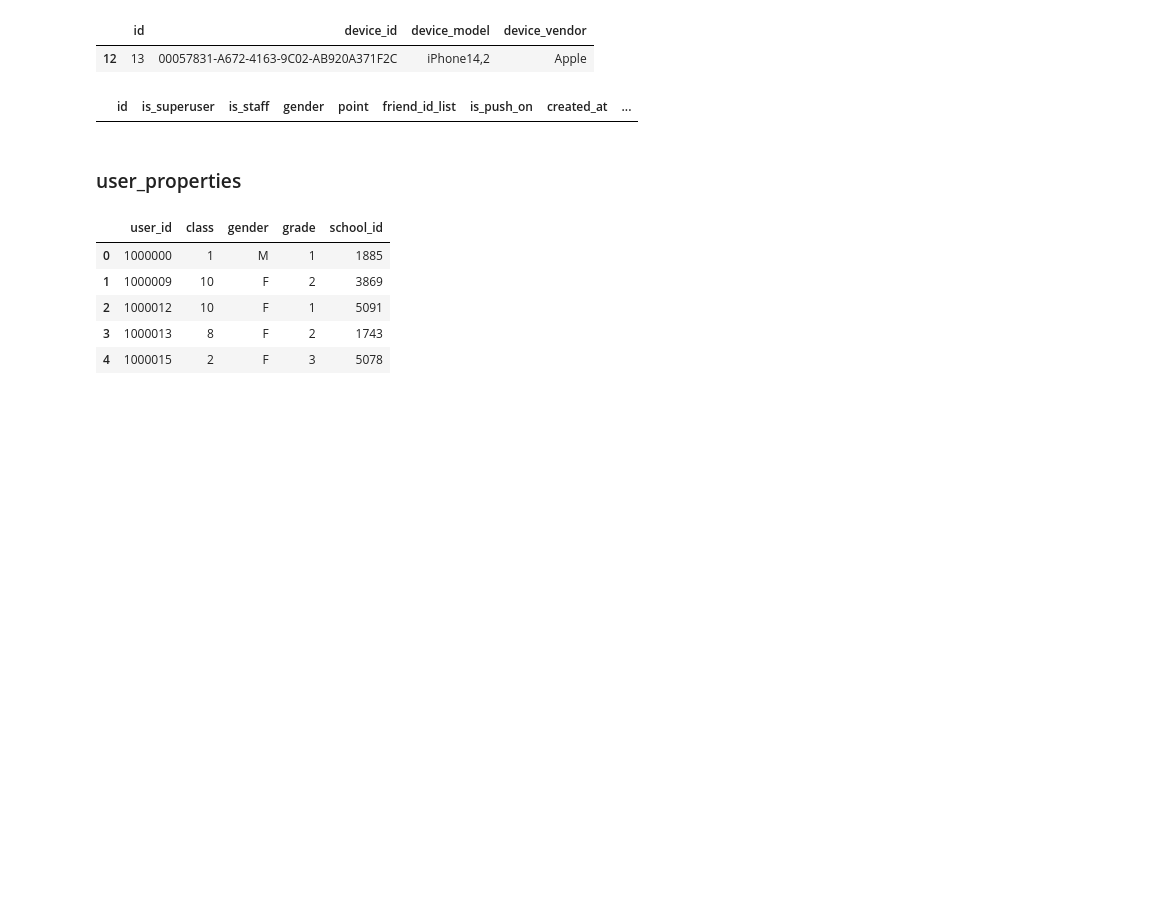
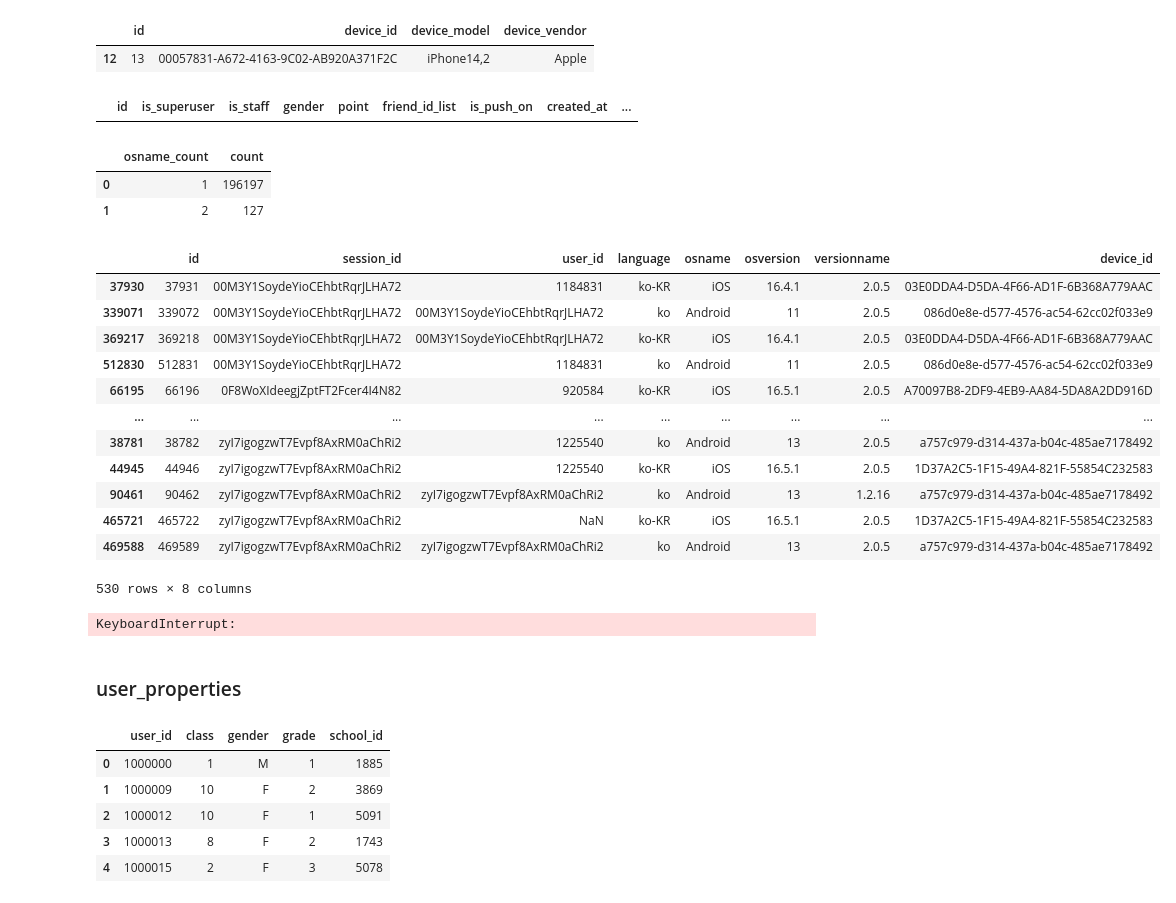
Before and after one commit to EtheriumArchive/Codeit_project, a Jupyter notebook: eda_eunsu_v3.ipynb, the cells around one changed output. Saved outputs shown, nothing was run; the diff lists cells and outputs as text; code cells hidden in the pictures; blank space fills up the shorter version.

```diff
--- a/eda_eunsu_v3.ipynb
+++ b/eda_eunsu_v3.ipynb
@@ -347,15 +453,48 @@ accounts_user[accounts_user['id'] == 1122713]
 accounts_user[accounts_user['id'] == 'c5gLjsxgDkRXXlQlYQPH0CkosKf2']
 # %% [output]
 |  | id | is_superuser | is_staff | gender | point | friend_id_list | is_push_on | created_at | ... |
+# %%
+# os가 바뀐 유저들이 있음 (127명)
+os_kind = dup_hackle_properties.groupby('session_id')['osname'].apply(set).reset_index()
+os_kind['osname'] = os_kind['osname'].apply(list)
+os_kind['osname_count'] = os_kind['osname'].apply(lambda x: len(x))
+os_kind['osname_count'].value_counts().reset_index()
+# %% [output]
+|  | osname_count | count |
+| 0 | 1 | 196197 |
+| 1 | 2 | 127 |
+# %%
+dup_hackle_properties = pd.merge(dup_hackle_properties, )
+osname_2_session_ids = os_kind[os_kind['osname_count'] == 2]['session_id'].unique()
+dup_hackle_properties[dup_hackle_properties['session_id'].isin(osname_2_session_ids)]
+# %% [output]
+|  | id | session_id | user_id | language | osname | osversion | versionname | device_id |
+| 37930 | 37931 | 00M3Y1SoydeYioCEhbtRqrJLHA72 | 1184831 | ko-KR | iOS | 16.4.1 | 2.0.5 | 03E0DDA4-D5DA-4F66-AD1F-6B368A779AAC |
+| 339071 | 339072 | 00M3Y1SoydeYioCEhbtRqrJLHA72 | 00M3Y1SoydeYioCEhbtRqrJLHA72 | ko | Android | 11 | 2.0.5 | 086d0e8e-d577-4576-ac54-62cc02f033e9 |
+| 369217 | 369218 | 00M3Y1SoydeYioCEhbtRqrJLHA72 | 00M3Y1SoydeYioCEhbtRqrJLHA72 | ko-KR | iOS | 16.4.1 | 2.0.5 | 03E0DDA4-D5DA-4F66-AD1F-6B368A779AAC |
+| 512830 | 512831 | 00M3Y1SoydeYioCEhbtRqrJLHA72 | 1184831 | ko | Android | 11 | 2.0.5 | 086d0e8e-d577-4576-ac54-62cc02f033e9 |
+| 66195 | 66196 | 0F8WoXIdeegjZptFT2Fcer4I4N82 | 920584 | ko-KR | iOS | 16.5.1 | 2.0.5 | A70097B8-2DF9-4EB9-AA84-5DA8A2DD916D |
+| ... | ... | ... | ... | ... | ... | ... | ... | ... |
+| 38781 | 38782 | zyI7igogzwT7Evpf8AxRM0aChRi2 | 1225540 | ko | Android | 13 | 2.0.5 | a757c979-d314-437a-b04c-485ae7178492 |
+| 44945 | 44946 | zyI7igogzwT7Evpf8AxRM0aChRi2 | 1225540 | ko-KR | iOS | 16.5.1 | 2.0.5 | 1D37A2C5-1F15-49A4-821F-55854C232583 |
+| 90461 | 90462 | zyI7igogzwT7Evpf8AxRM0aChRi2 | zyI7igogzwT7Evpf8AxRM0aChRi2 | ko | Android | 13 | 1.2.16 | a757c979-d314-437a-b04c-485ae7178492 |
+| 465721 | 465722 | zyI7igogzwT7Evpf8AxRM0aChRi2 | NaN | ko-KR | iOS | 16.5.1 | 2.0.5 | 1D37A2C5-1F15-49A4-821F-55854C232583 |
+| 469588 | 469589 | zyI7igogzwT7Evpf8AxRM0aChRi2 | zyI7igogzwT7Evpf8AxRM0aChRi2 | ko | Android | 13 | 2.0.5 | a757c979-d314-437a-b04c-485ae7178492 |
+530 rows × 8 columns
 # %%
+# 마지막으로 같은 행은 버전 업(osversion, versionname)이 되었는지?
+dup_hackle_properties.sort_values(['session_id', 'id'], inplace=True)
 
-
-
-
-# 마지막으로 같은 행은 버전 업(osversion, versionname)이 되었는지?
-
-#
-dup_hackle_properties
+record = []
+for i in range(len(dup_hackle_properties)):
+    if i != 0:
+        now_iloc = dup_hackle_properties.iloc[i]
+        before_iloc = dup_hackle_properties.iloc[i - 1]
+        if now_iloc['osname'] != before_iloc['osname']: # 다른 os 로 바뀌었나?
+            record.append(i)
+record
+# %% [output]
+KeyboardInterrupt:
 # %% [markdown]
 ### user_properties
 # %%
```
Also changed, not shown: parts of 3 cells of this notebook.
